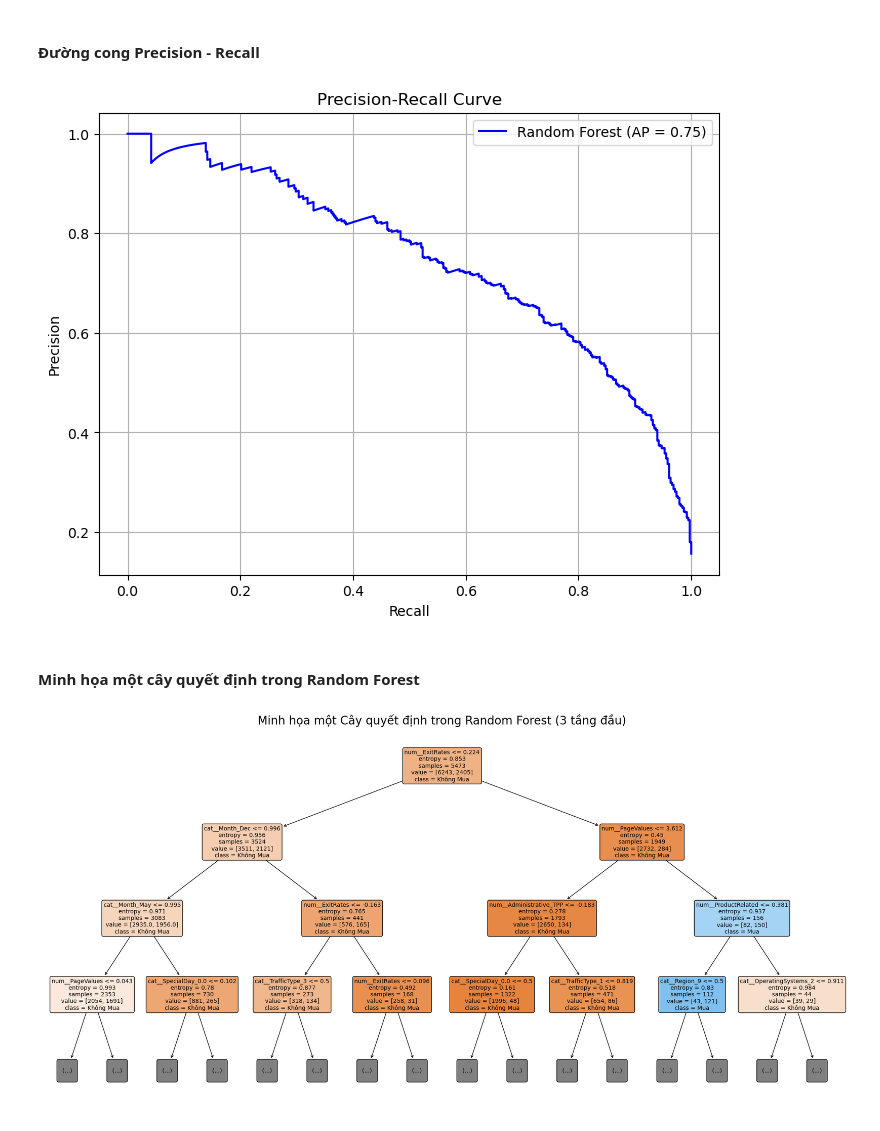
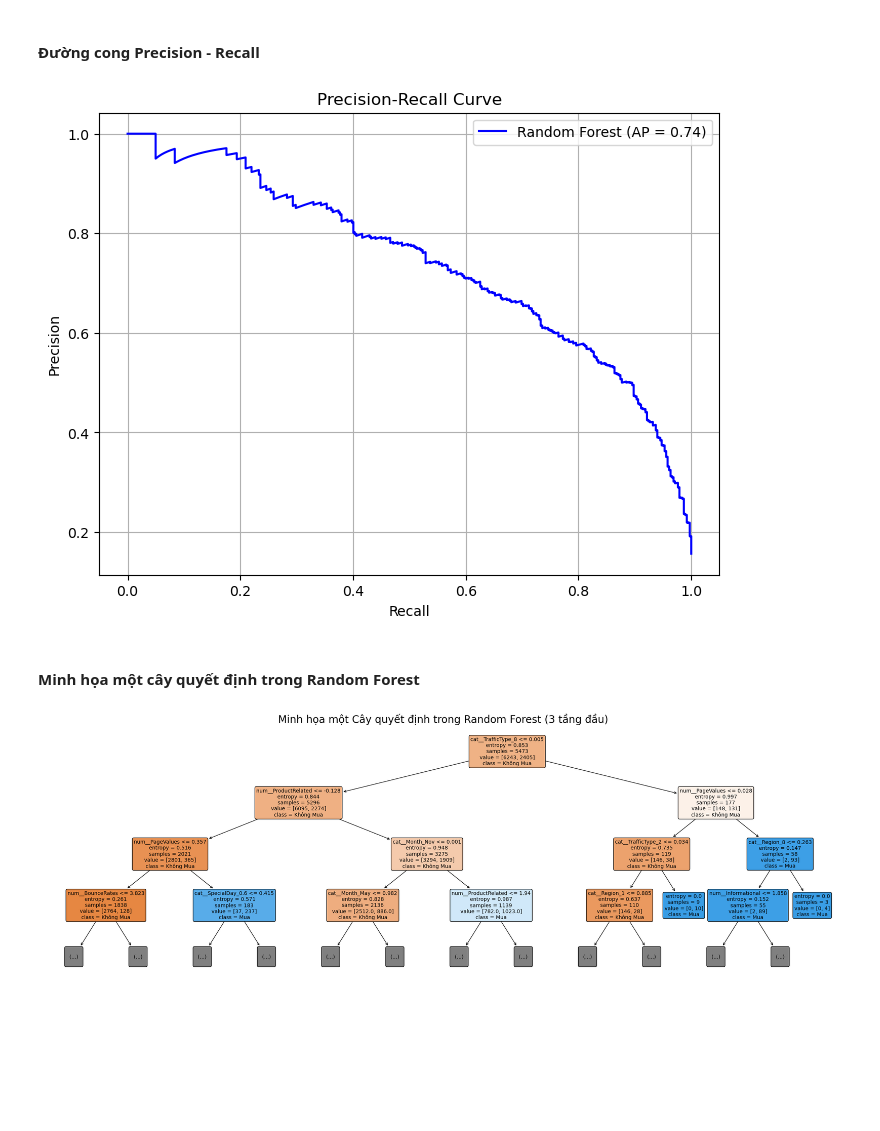
Before and after one commit to phnguyen-hub/11224830_Pham-Hanh-Nguyen, a Jupyter notebook: 11224830_Pham Hanh Nguyen.ipynb, the cells around one changed output. Drawn from its saved outputs; the diff is of its cells as text; code cells hidden in the pictures; blank space fills up the shorter version.

```diff
--- a/11224830_Pham Hanh Nguyen.ipynb
+++ b/11224830_Pham Hanh Nguyen.ipynb
@@ -271,6 +268,0 @@ Name: count, dtype: int64
-# %%
-# Tạo các biến thời gian trung bình trên mỗi trang Administrative, Informational, ProductRelated (TPP = Time Per Page)
-df.insert(loc=6, column='Product_TPP', value=np.where(df.ProductRelated_Duration==0,0, df.ProductRelated_Duration / df.ProductRelated).round(2))
-df.insert(loc=4, column='Informational_TPP', value=np.where(df.Informational_Duration==0,0, df.Informational_Duration / df.Informational).round(2))
-df.insert(loc=2, column='Administrative_TPP', value=np.where(df.Administrative_Duration==0,0, df.Administrative_Duration / df.Administrative).round(2))
-df.head()
@@ -285,9 +269,9 @@ df.head()
 # %%
 # Xác định danh sách các cột
 nominal_features = ["Month", "VisitorType", "Weekend", "OperatingSystems", "Browser", "Region", "TrafficType", "SpecialDay"]
-numeric_features = ["Administrative", "Administrative_Duration", "Administrative_TPP", "Informational",
-                    "Informational_Duration", "Informational_TPP", "ProductRelated", "ProductRelated_Duration",
-                    "Product_TPP", "BounceRates", "ExitRates", "PageValues"]
+numeric_features = ["Administrative", "Administrative_Duration", "Informational",
+                    "Informational_Duration", "ProductRelated", "ProductRelated_Duration",
+                    "BounceRates", "ExitRates", "PageValues"]
 
 print(len(nominal_features))
 print(len(numeric_features))
@@ -646,8 +627,8 @@ Fitting 5 folds for each of 24 candidates, totalling 120 fits
 # 1. Chuẩn bị danh sách các mô hình
 final_models = {
     'Logistic Regression': LogisticRegression(max_iter=2000, C=0.01, solver='liblinear', class_weight=None, random_state=42),
-    'Decision Tree': DecisionTreeClassifier(max_depth=10, min_samples_leaf=10, criterion='gini', random_state=42),
-    'Random Forest': RandomForestClassifier(n_estimators=200, min_samples_leaf=1, max_depth=20, criterion='entropy', random_state=42),
+    'Decision Tree': DecisionTreeClassifier(max_depth=10, min_samples_leaf=5, criterion='entropy', random_state=42),
+    'Random Forest': RandomForestClassifier(n_estimators=100, min_samples_leaf=5, max_depth=None, criterion='gini', random_state=42),
     'SVM': SVC(C=100, kernel='rbf', gamma='scale', probability=True, random_state=42)
 }
 
@@ -664,6 +645,11 @@ results_df = pd.DataFrame()
 print("Đang đánh giá các mô hình...")
 
 for name, model in final_models.items():
+    model_fresh = clone(model)
+    over_fresh = clone(over)
+    under_fresh = clone(under)
+    preprocessor_fresh = clone(preprocessor)
+
     pipe = Pipeline(steps=[
         ('preprocessor', preprocessor),
         ('oversample', over),
@@ -671,7 +657,16 @@ for name, model in final_models.items():
         ('model', model)
     ])
 
+    print(f"Đang chạy: {name}...", end=" ")
+
+    start_time = time.time() # Bấm giờ
+
     cv_results = cross_validate(pipe, X_train, y_train, cv=cv, scoring=scoring, n_jobs=-1)
+
+    end_time = time.time()
+    duration = end_time - start_time # Kết thúc bấm giờ
+
+    print(f"-> Xong trong {duration:.2f} giây.") # In thời gian chạy
 
     row_result = {'Model': name}
     for metric in scoring:
@@ -686,7 +681,7 @@ for name, model in final_models.items():
 
 print("\n✅ HOÀN TẤT! Bảng so sánh kết quả:")
 
-# 5. Hiển thị bảng kết quả (Sắp xếp theo F1-score giảm dần)
+# 5. Hiển thị bảng kết quả
 # Set index là tên Model
 final_table = results_df.set_index('Model')
 
@@ -736,6 +735,10 @@ for name, model in final_models.items():
         ('model', model)
     ])
 
+    print(f"Đang chạy: {name}...", end=" ")
+
+    start_time = time.time() # Bấm giờ
+
     pipe.fit(X_train, y_train)
 
     y_pred = pipe.predict(X_test)
@@ -751,6 +754,11 @@ for name, model in final_models.items():
         'AUC': roc_auc_score(y_test, y_prob)
     }
 
+    end_time = time.time()
+    duration = end_time - start_time # Kết thúc bấm giờ
+
+    print(f"-> Xong trong {duration:.2f} giây.") # In thời gian chạy
+
     results_test.append(res)
 
 df_test_results = pd.DataFrame(results_test).set_index('Model')
@@ -892,34 +905,34 @@ plt.legend()
 plt.grid(True)
 plt.show()
 # %% [output]
-[figure, old version]
+[figure, new version]
 # %% [markdown]
 #### Minh họa một cây quyết định trong Random Forest
 # %%
 # 1. Lấy mô hình Random Forest từ Pipeline tốt nhất
 # (Giả sử full_pipeline_rf là kết quả best_estimator_ từ RandomizedSearch)
 rf_model = full_pipeline_rf.named_steps['model']
 
 # 2. Lấy bộ tiền xử lý để lấy tên các đặc trưng (Features)
 preprocessor = full_pipeline_rf.named_steps['preprocessor']
 feature_names = preprocessor.get_feature_names_out()
 
 # 3. Chọn ra một cây bất kỳ để vẽ (Ví dụ: cây số 0)
 single_tree = rf_model.estimators_[0]
 
-plt.figure(figsize=(25, 12)) # Kích thước hình lớn
+plt.figure(figsize=(28, 9)) # Kích thước hình lớn
 
 plot_tree(
     single_tree,
     feature_names=feature_names,  # Gán tên biến
     class_names=['Không Mua', 'Mua'], # Gán tên lớp (0 và 1)
     filled=True,
     rounded=True,
     fontsize=10,
     max_depth=3
 )
 
 plt.title("Minh họa một Cây quyết định trong Random Forest (3 tầng đầu)", fontsize=20)
 plt.show()
 # %% [output]
-[figure, old version]
+[figure, new version]
```
Also changed, not shown: parts of 12 cells of this notebook.
